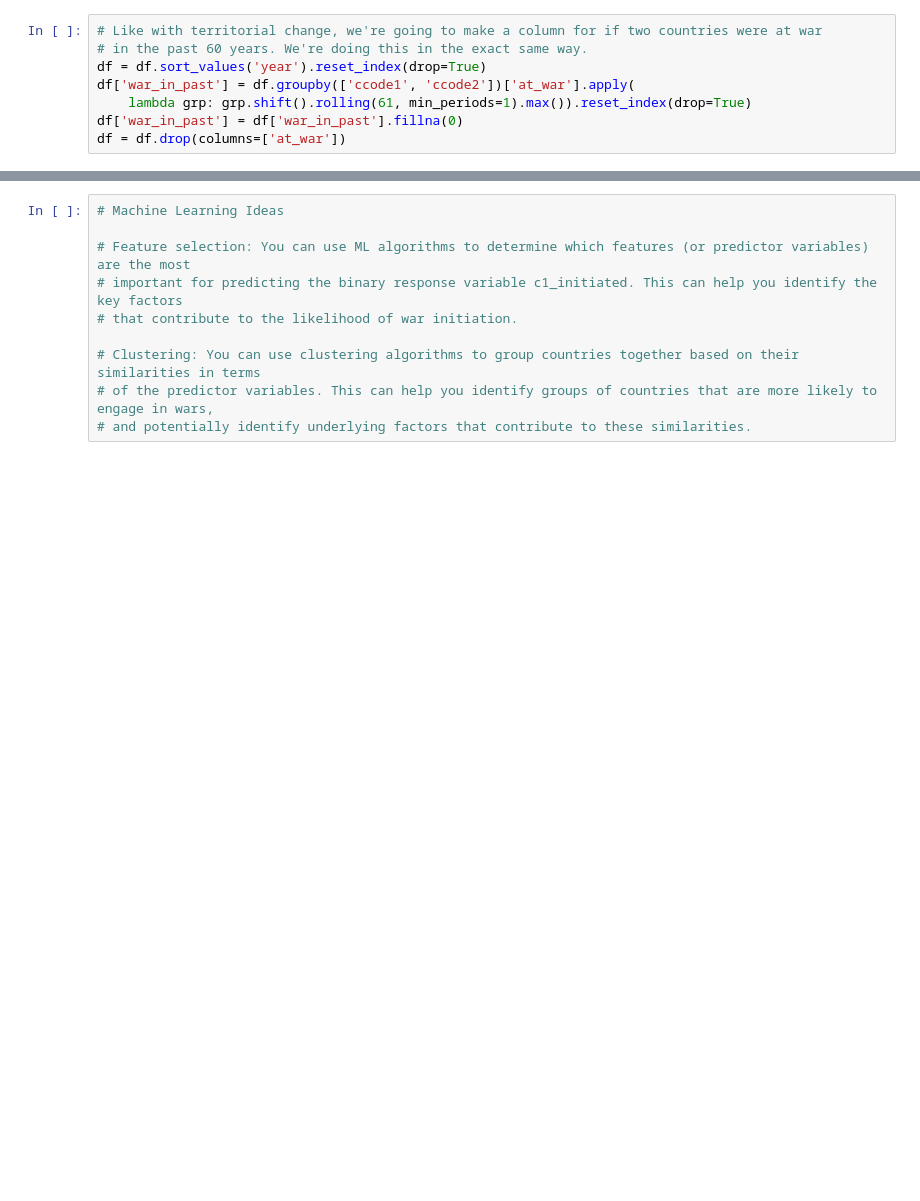
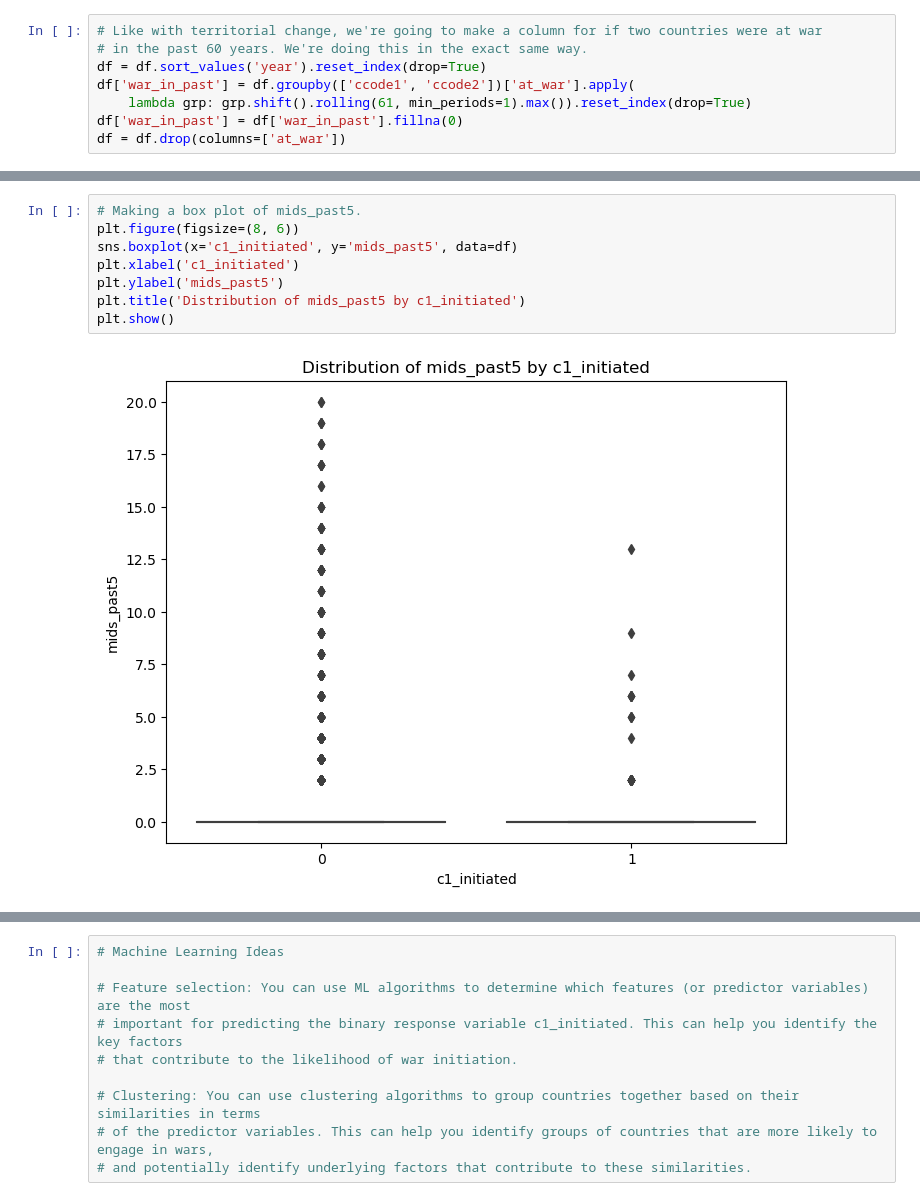
Before and after one commit to wesley-day/wesley-day.github.io, a Jupyter notebook: final_proj.ipynb, the cells around one changed output, grey strips where cells are left out. Drawn from its saved outputs; the diff is of its cells as text; blank space fills up the shorter version.

```diff
--- a/final_proj.ipynb
+++ b/final_proj.ipynb
@@ -562,0 +586,10 @@ strong multicollinearity or other numerical problems.
+# %%
+# Making a box plot of mids_past5.
+plt.figure(figsize=(8, 6))
+sns.boxplot(x='c1_initiated', y='mids_past5', data=df)
+plt.xlabel('c1_initiated')
+plt.ylabel('mids_past5')
+plt.title('Distribution of mids_past5 by c1_initiated')
+plt.show()
+# %% [output]
+[figure, added]
```
Also changed, not shown: parts of 52 cells of this notebook.
